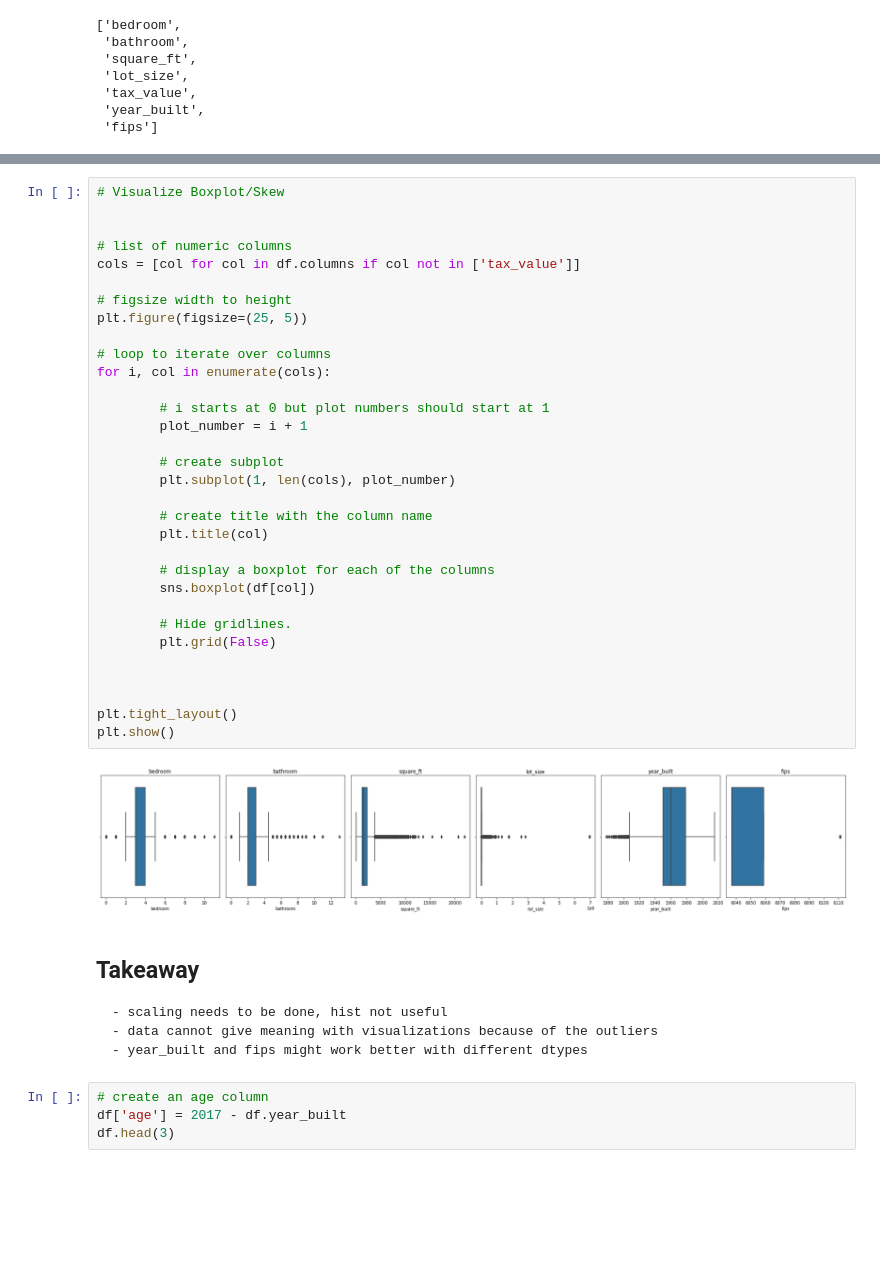
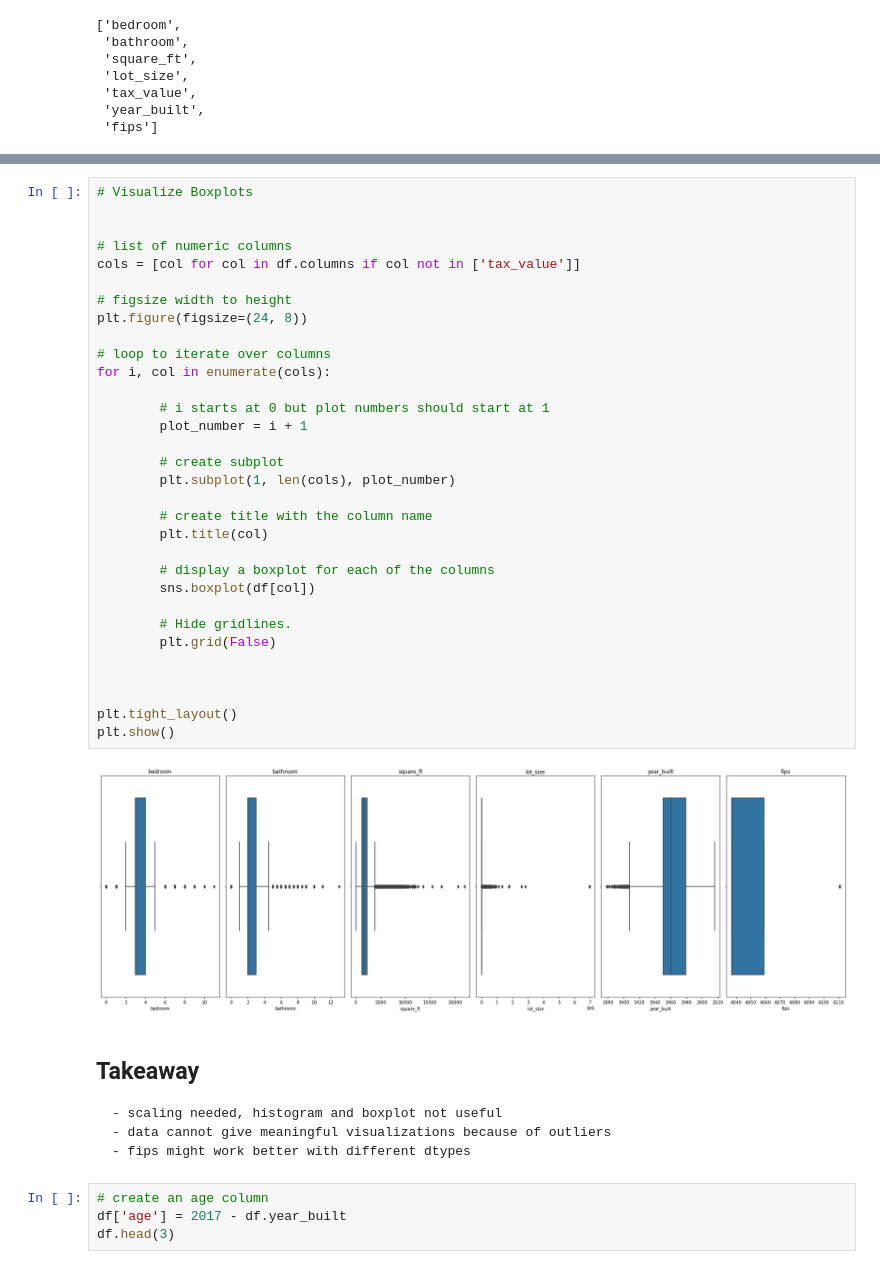
Before and after one commit to MatthewL09/zillow-regression-project, a Jupyter notebook: zillow_work.ipynb, the cells around one changed output, grey strips where cells are left out. Drawn from its saved outputs; the diff is of its cells as text; blank space fills up the shorter version.

```diff
--- a/zillow_work.ipynb
+++ b/zillow_work.ipynb
@@ -146,42 +150,42 @@ plt.show()
 # %%
-# Visualize Boxplot/Skew
+# Visualize Boxplots
 
 
 # list of numeric columns
 cols = [col for col in df.columns if col not in ['tax_value']]
 
 # figsize width to height
-plt.figure(figsize=(25, 5))
+plt.figure(figsize=(24, 8))
 
 # loop to iterate over columns
 for i, col in enumerate(cols):
 
         # i starts at 0 but plot numbers should start at 1
         plot_number = i + 1
 
         # create subplot
         plt.subplot(1, len(cols), plot_number)
 
         # create title with the column name
         plt.title(col)
 
         # display a boxplot for each of the columns
         sns.boxplot(df[col])
 
         # Hide gridlines.
         plt.grid(False)
 
 
 
 plt.tight_layout()
 plt.show()
 # %% [output]
-[figure, old version]
+[figure, new version]
 # %% [markdown]
 ## Takeaway
-    - scaling needs to be done, hist not useful
-    - data cannot give meaning with visualizations because of the outliers
-    - year_built and fips might work better with different dtypes
+    - scaling needed, histogram and boxplot not useful
+    - data cannot give meaningful visualizations because of outliers
+    - fips might work better with different dtypes
 # %%
 # create an age column
 df['age'] = 2017 - df.year_built
```
Also changed, not shown: parts of 16 cells of this notebook.
